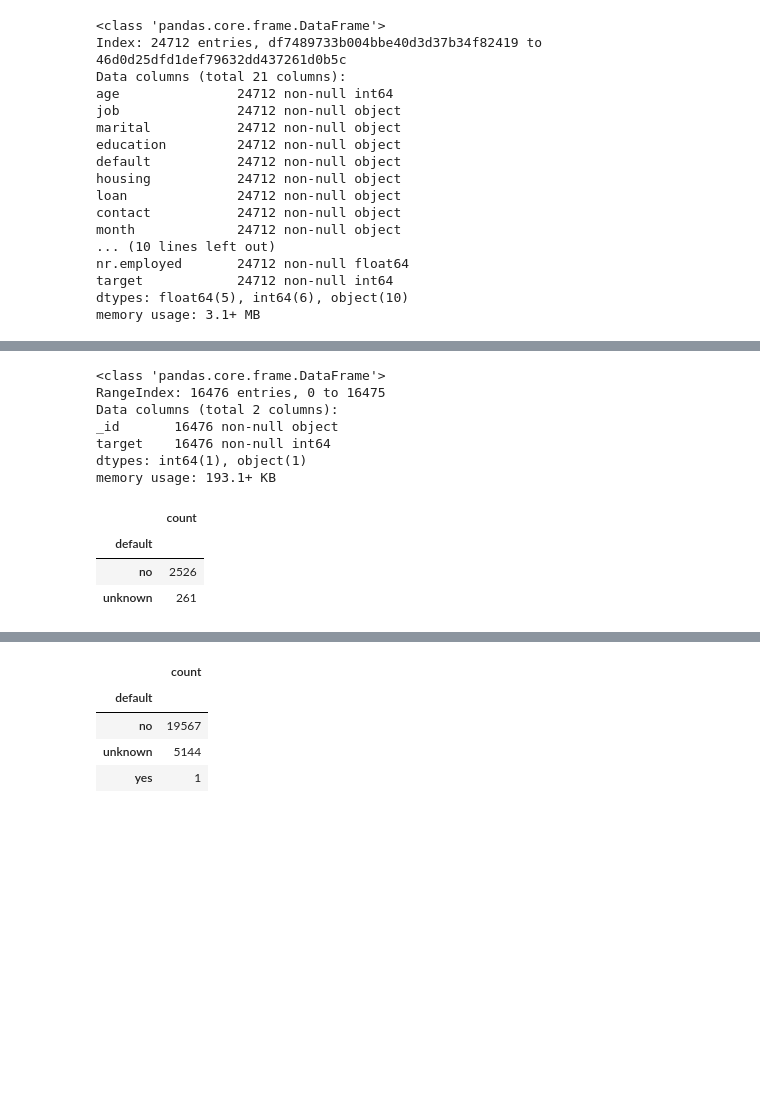
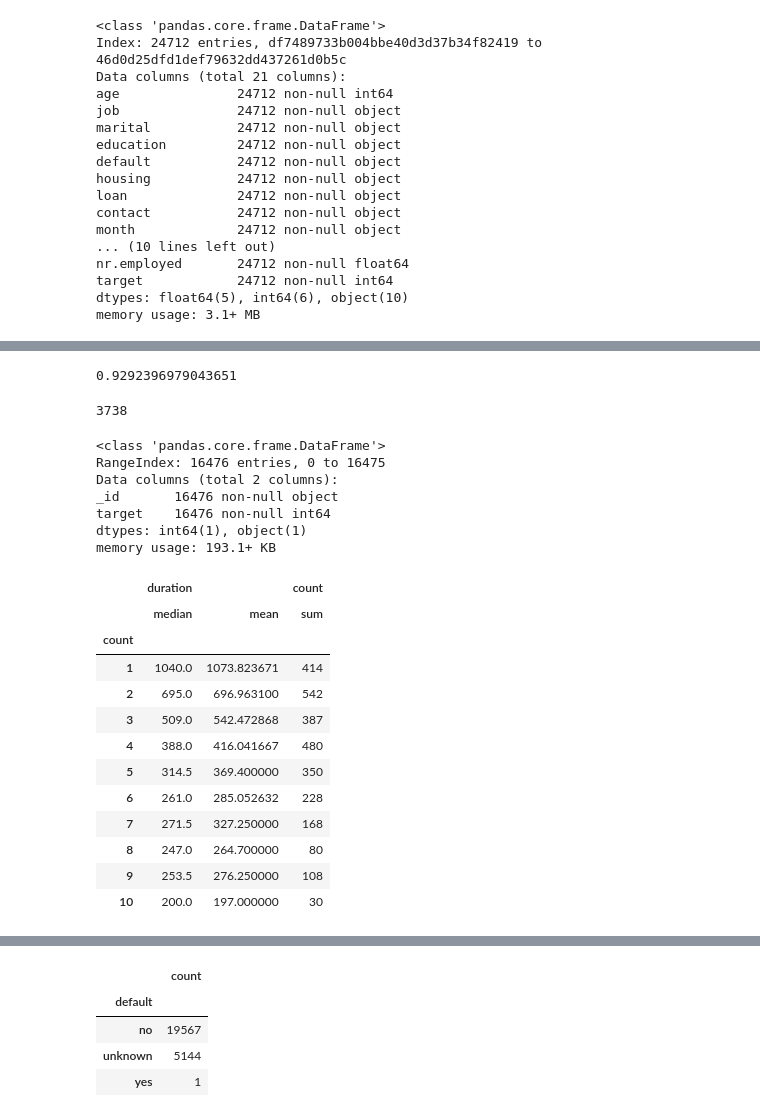
Before and after one commit to ekaterinaKuznetsova/sfml, a Jupyter notebook: hw_03/Classification_predict.ipynb, the cells around one changed output, grey strips where cells are left out. Saved outputs shown, nothing was run; the diff lists cells and outputs as text; code cells hidden in the pictures; blank space fills up the shorter version.

```diff
--- a/hw_03/Classification_predict.ipynb
+++ b/hw_03/Classification_predict.ipynb
@@ -68,3 +145,7 @@ roc_auc_score(y_test, lr.predict_proba(x_test)[:,1])
+# %%
+lr_roc_auc
+# %% [output]
+0.9292396979043651
 # %%
 lr.fit(x, y)
 
@@ -74,6 +156,10 @@ result = pd.DataFrame()
 result['_id'] = df_test['_id']
 result['target'] = ans
 #result.to_csv('submit.csv', index=False)
+# %%
+result[result['target'] == 1]['target'].agg('sum')
+# %% [output]
+3738
 # %%
 result.info()
 # %% [output]
@@ -85,9 +171,23 @@ target    16476 non-null int64
 dtypes: int64(1), object(1)
 memory usage: 193.1+ KB
 # %%
-df_train[df_train['target'] == 1].groupby('default')['target'].agg(['count'])
+duration_target1 = pd.DataFrame(df_train[df_train['target'] == 1].groupby('duration')['target'].agg(['count']))
-# %% [output]
-|  | count |
-| default |  |
-| no | 2526 |
-| unknown | 261 |
+# %%
+duration_target1 = duration_target1.reset_index()
+f = {'duration':['median','mean'], 'count':['sum']}
+duration_target1.groupby('count').agg(f)
+# duration_target1 = pd.DataFrame(duration_target1.groupby('count')['duration'].agg('median'))
+# %% [output]
+|  | duration |  | count |
+|  | median | mean | sum |
+| count |  |  |  |
+| 1 | 1040.0 | 1073.823671 | 414 |
+| 2 | 695.0 | 696.963100 | 542 |
+| 3 | 509.0 | 542.472868 | 387 |
+| 4 | 388.0 | 416.041667 | 480 |
+| 5 | 314.5 | 369.400000 | 350 |
+| 6 | 261.0 | 285.052632 | 228 |
+| 7 | 271.5 | 327.250000 | 168 |
+| 8 | 247.0 | 264.700000 | 80 |
+| 9 | 253.5 | 276.250000 | 108 |
+| 10 | 200.0 | 197.000000 | 30 |
```
Also changed, not shown: parts of 9 cells of this notebook.
